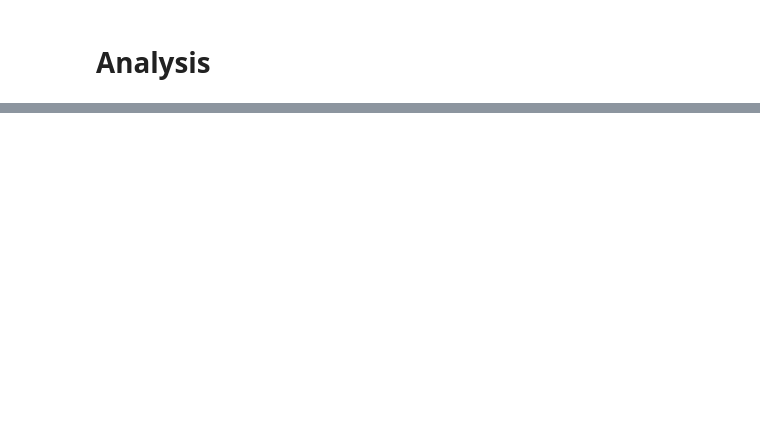
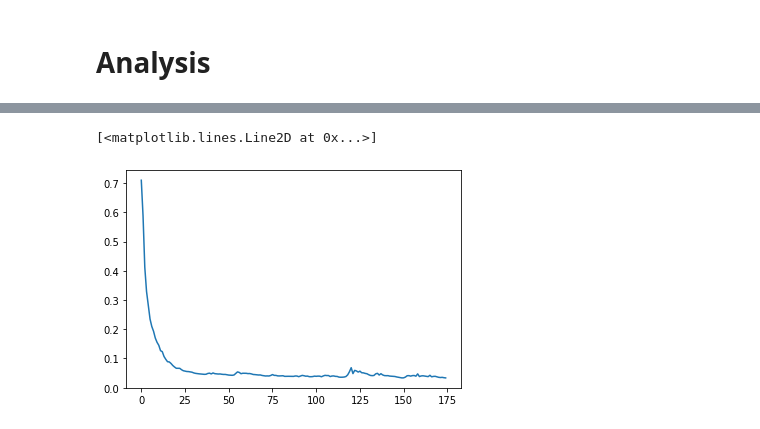
Before and after one commit to QaloSim/CaloQVAE, a Jupyter notebook: notebooks/CaloClassifierV1.ipynb, the cells around one changed output, grey strips where cells are left out. Saved outputs shown, nothing was run; the diff lists cells and outputs as text; code cells hidden in the pictures; blank space fills up the shorter version.

```diff
--- a/notebooks/CaloClassifierV1.ipynb
+++ b/notebooks/CaloClassifierV1.ipynb
@@ -212,0 +287,5 @@ plt.plot(range(num_epochs), obj_vals) # plot loss function
+# %%
+plt.plot(range(num_epochs), obj_vals) # plot loss function
+# %% [output]
+[<matplotlib.lines.Line2D at 0x...>]
+[figure, added]
```
Also changed, not shown: parts of 31 cells of this notebook.
